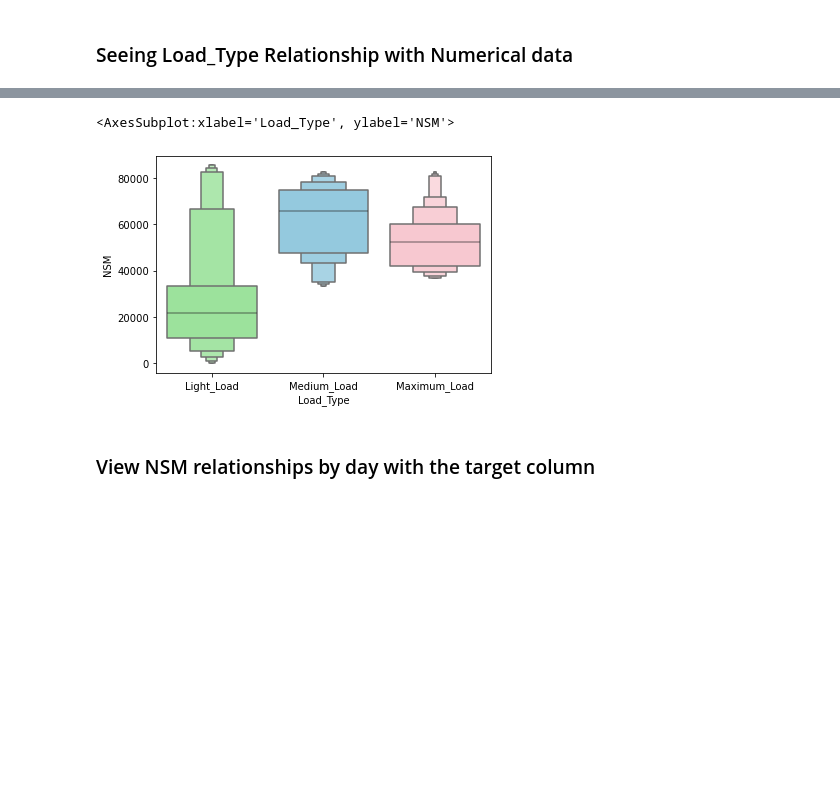
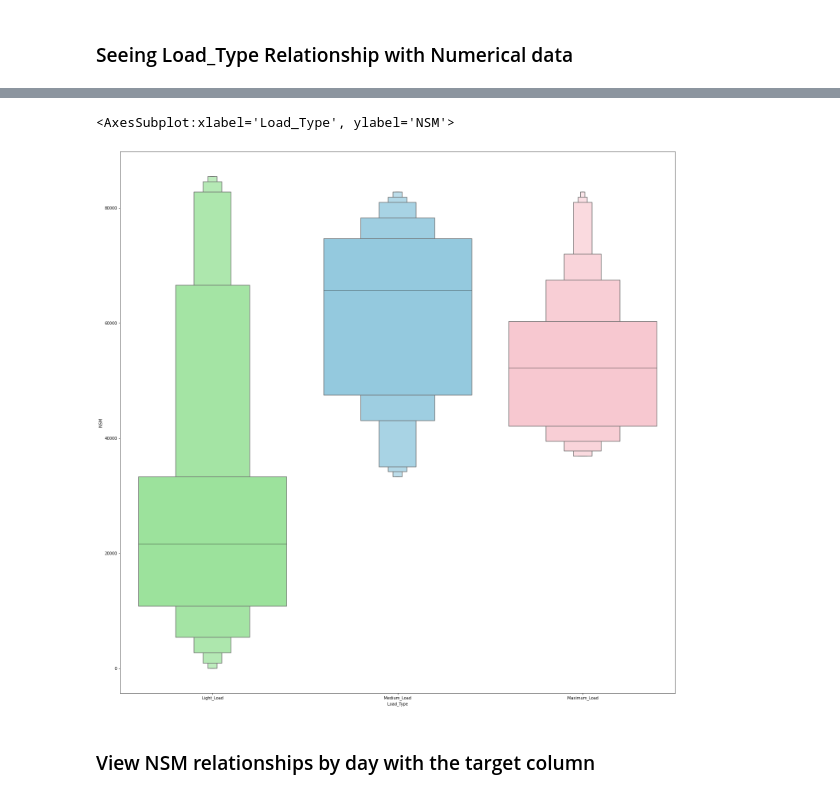
Before and after one commit to sunilmittal22/BITS-Steel-Industry-Energy-Consumption, a Jupyter notebook: Steel Industry Energy Consumption.ipynb, the cells around one changed output, grey strips where cells are left out. Cells and saved outputs as stored; diff of their text form; code cells hidden in the pictures; blank space fills up the shorter version.

```diff
--- a/Steel Industry Energy Consumption.ipynb
+++ b/Steel Industry Energy Consumption.ipynb
@@ -358,9 +361,10 @@ for i,col in enumerate(df_num):
 # %%
 #View the NSM's relationship with the target column
+plt.figure(figsize=(25,25))
 sns.boxenplot(x=df["Load_Type"] , y = df["NSM"] ,palette= {"Light_Load":'lightgreen' , "Medium_Load":'skyblue', "Maximum_Load":'Pink'})
 # %% [output]
 <AxesSubplot:xlabel='Load_Type', ylabel='NSM'>
-[figure, old version]
+[figure, new version]
 # %% [markdown]
 ### View NSM relationships by day with the target column
 # %%
```
Also changed, not shown: parts of 14 cells of this notebook.
